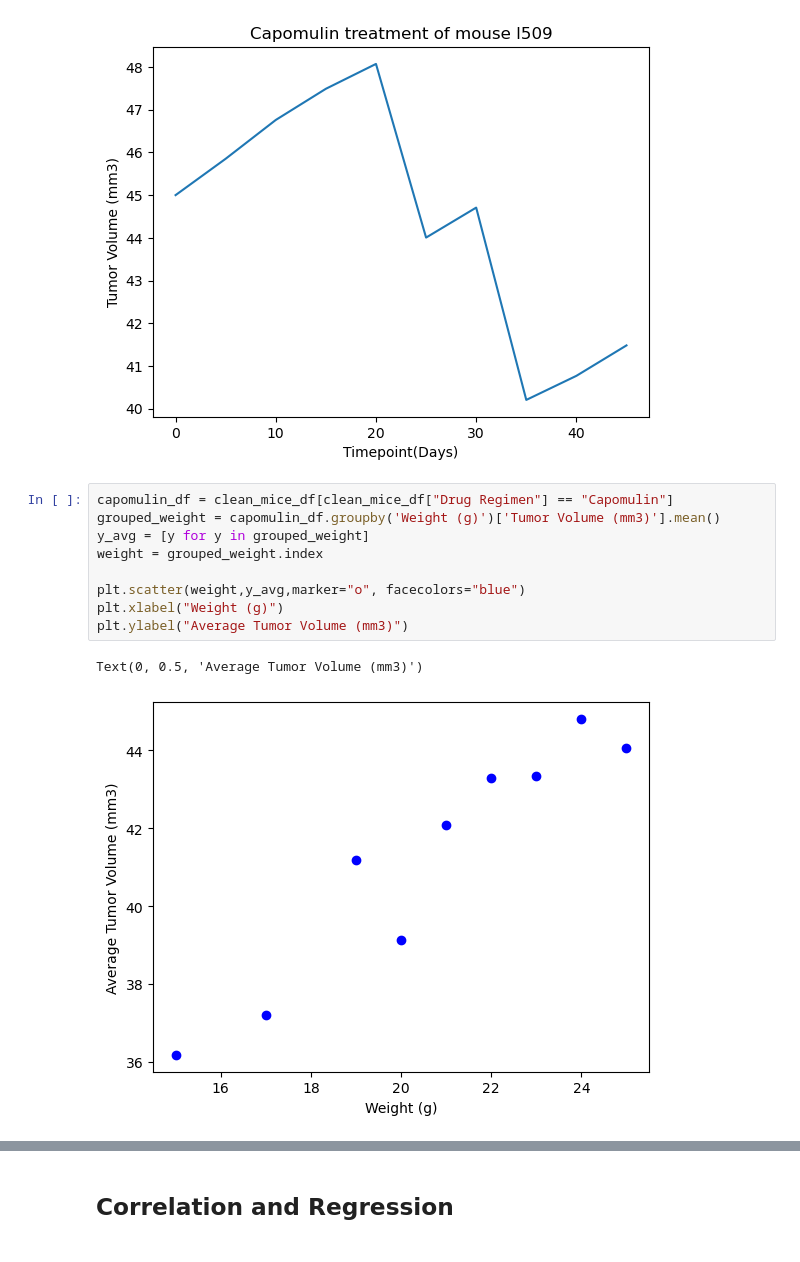
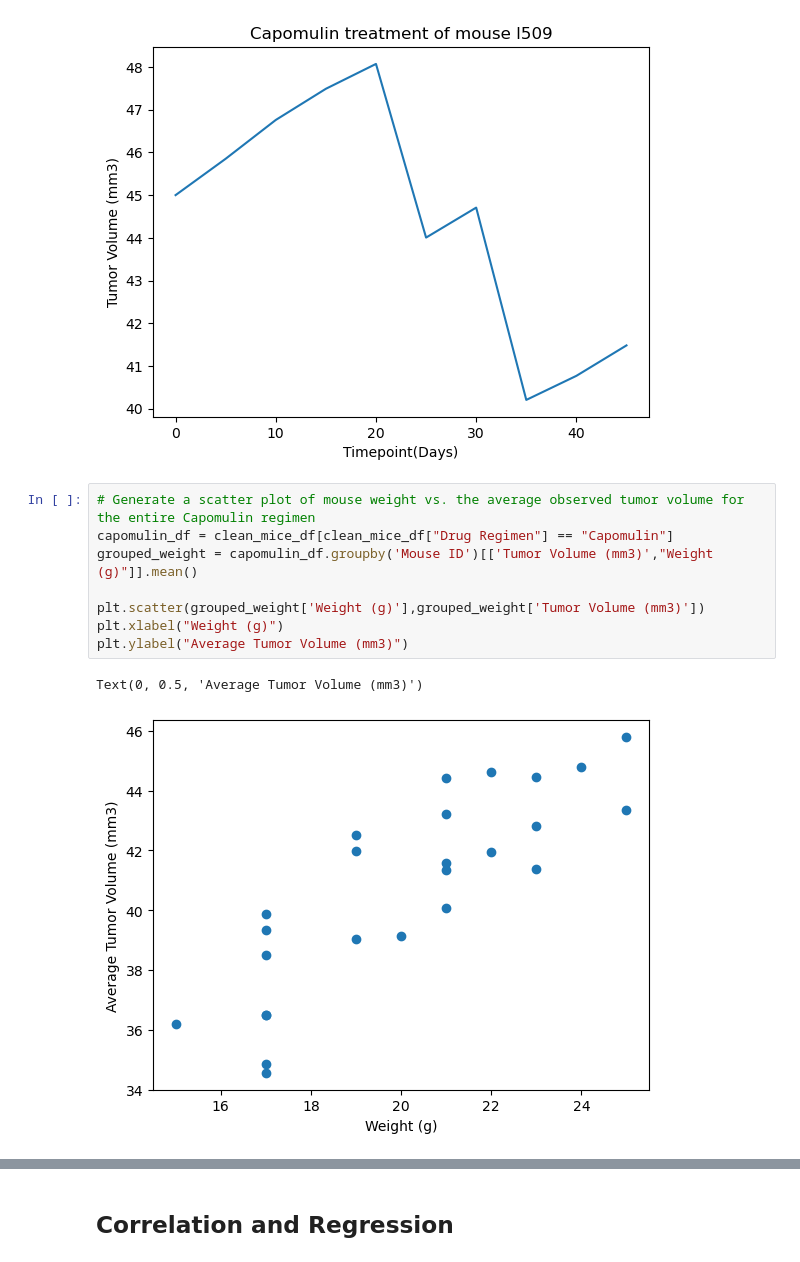
Before and after one commit to messymessina29/module-5-challenge, a Jupyter notebook: Starter_Code (2)/Starter_Code/Pymaceuticals/pymaceuticals_starter.ipynb, the cells around one changed output, grey strips where cells are left out. Drawn from its saved outputs; the diff is of its cells as text.

```diff
--- a/Starter_Code (2)/Starter_Code/Pymaceuticals/pymaceuticals_starter.ipynb
+++ b/Starter_Code (2)/Starter_Code/Pymaceuticals/pymaceuticals_starter.ipynb
@@ -297,14 +297,13 @@ plt.title('Capomulin treatment of mouse l509')
 Text(0.5, 1.0, 'Capomulin treatment of mouse l509')
 [figure]
 # %%
+# Generate a scatter plot of mouse weight vs. the average observed tumor volume for the entire Capomulin regimen
 capomulin_df = clean_mice_df[clean_mice_df["Drug Regimen"] == "Capomulin"]
-grouped_weight = capomulin_df.groupby('Weight (g)')['Tumor Volume (mm3)'].mean()
-y_avg = [y for y in grouped_weight]
-weight = grouped_weight.index
+grouped_weight = capomulin_df.groupby('Mouse ID')[['Tumor Volume (mm3)',"Weight (g)"]].mean()
 
-plt.scatter(weight,y_avg,marker="o", facecolors="blue")
+plt.scatter(grouped_weight['Weight (g)'],grouped_weight['Tumor Volume (mm3)'])
 plt.xlabel("Weight (g)")
 plt.ylabel("Average Tumor Volume (mm3)")
 # %% [output]
 Text(0, 0.5, 'Average Tumor Volume (mm3)')
-[figure, old version]
+[figure, new version]
```
Also changed, not shown: parts of 4 cells of this notebook.
